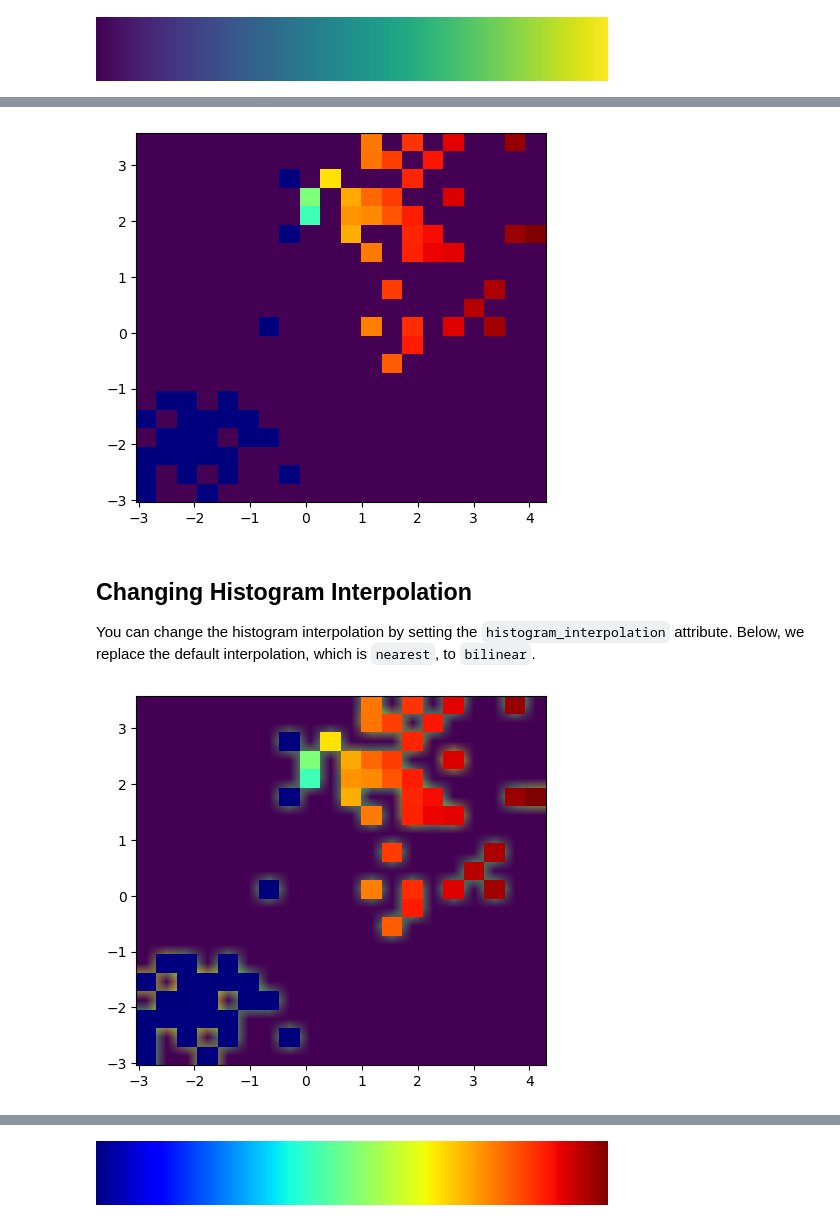
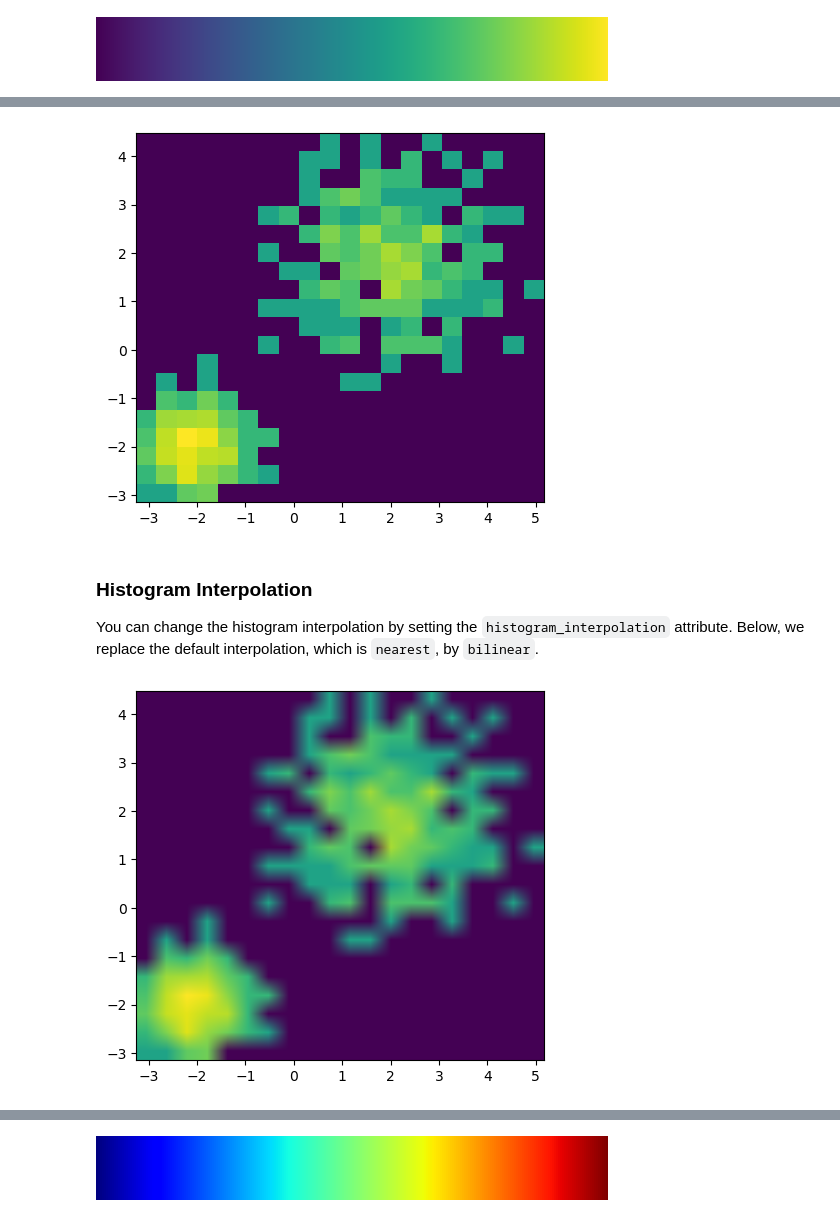
Before and after one commit to BiAPoL/biaplotter, a Jupyter notebook: docs/examples/histogram_artist_example.ipynb, the cells around one changed output, grey strips where cells are left out. Drawn from its saved outputs; the diff is of its cells as text; code cells hidden in the pictures.

```diff
--- a/docs/examples/histogram_artist_example.ipynb
+++ b/docs/examples/histogram_artist_example.ipynb
@@ -68,8 +72,8 @@ Below, we get the indices of points that fall in patches that are above two thre
 threshold_1 = 2
 threshold_2 = 4
 
-indices_in_patches_above_threshold_1 = histogram.indices_in_above_threshold_patches(threshold_1)
-indices_in_patches_above_threshold_2 = histogram.indices_in_above_threshold_patches(threshold_2)
+indices_in_patches_above_threshold_1 = histogram.indices_in_patches_above_threshold(threshold_1)
+indices_in_patches_above_threshold_2 = histogram.indices_in_patches_above_threshold(threshold_2)
 
 color_indices = np.zeros(n_samples, dtype=int)
 color_indices[indices_in_patches_above_threshold_1] = 1
@@ -118,4 +119 @@ fig
 [figure]
-# %%
-histogram.color_indices = np.nan
-fig
@@ -149,17 +146,17 @@ A log scale or any other scale that no linear for a categorical overlay color ma
 # %%
-histogram.color_normalization_method = 'log'
+histogram.histogram_color_normalization_method = 'log'
 fig
 # %% [output]
-[figure, old version]
+[figure, new version]
 # %% [markdown]
-## Changing Histogram Interpolation
+### Histogram Interpolation
 
-You can change the histogram interpolation by setting the `histogram_interpolation` attribute. Below, we replace the default interpolation, which is `nearest`, to `bilinear`.
+You can change the histogram interpolation by setting the `histogram_interpolation` attribute. Below, we replace the default interpolation, which is `nearest`, by `bilinear`.
 # %%
 histogram.histogram_interpolation = 'bilinear'
 fig
 # %% [output]
-[figure, old version]
+[figure, new version]
 # %%
 histogram.histogram_interpolation = 'nearest'
 fig
```
Also changed, not shown: parts of 39 cells of this notebook.
